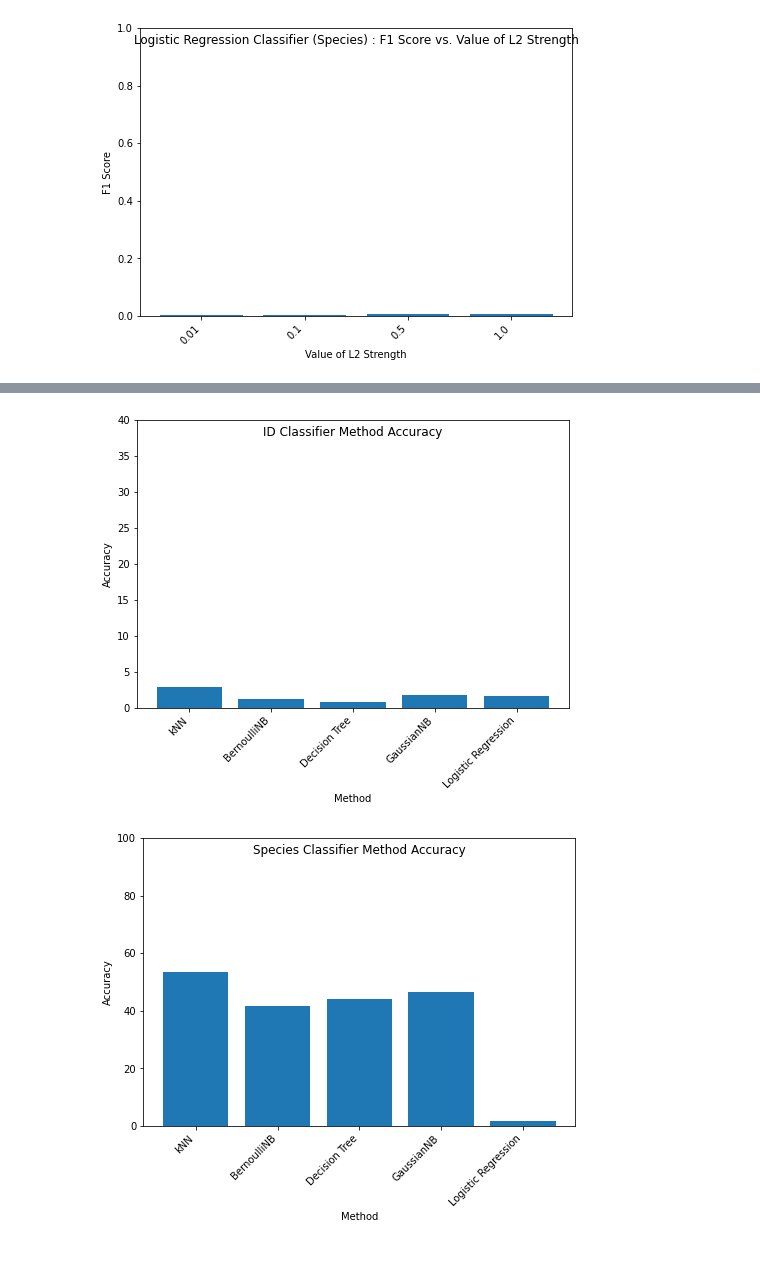
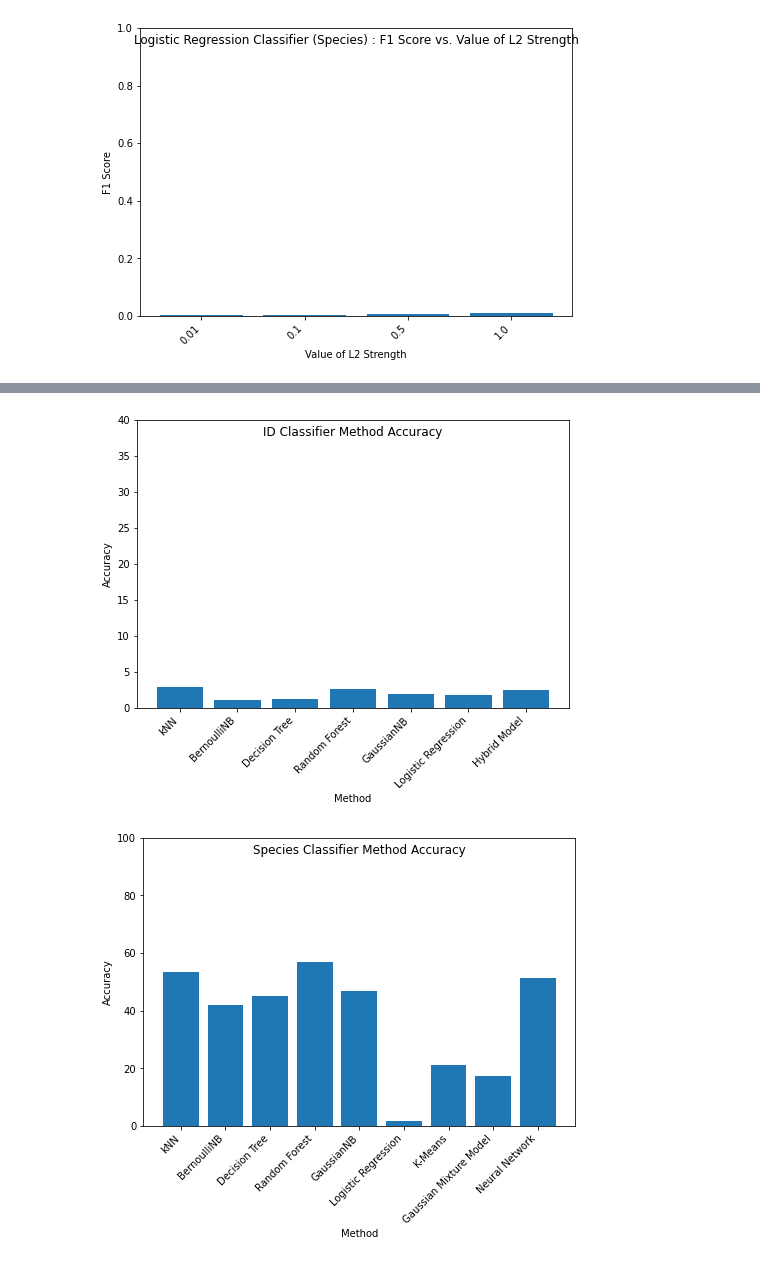
Before and after one commit to landmund/w207-spring2022-final-project-wong-chen-lim, a Jupyter notebook: Basic_Classifiers.ipynb, the cells around one changed output, grey strips where cells are left out. Drawn from its saved outputs; the diff is of its cells as text; code cells hidden in the pictures.

Commit message:
Added neural network and hybrid model

```diff
--- a/Basic_Classifiers.ipynb
+++ b/Basic_Classifiers.ipynb
@@ -144,8 +151,9 @@ train_ids = np.array(train_ids).ravel()
 # %%
 NUM_COMPONENTS = 15
 
-train_features_std = StandardScaler().fit_transform(train_features)
-test_features_std = StandardScaler().fit_transform(test_features)
+scaler = StandardScaler()
+train_features_std = scaler.fit_transform(train_features)
+test_features_std = scaler.transform(test_features)
 
 sklearn_pca = sklearnPCA(n_components=NUM_COMPONENTS)
 train_features_pca = sklearn_pca.fit_transform(train_features_std)
@@ -308,7 +316,7 @@ plot_scores(alpha_list, nb_species_acc, nb_species_f1_list, "Alpha", "Accuracy",
 [figure]
 # %%
 # Decision tree
-max_depth_list = [10, 50, 100, 1000, 10000, None]
+max_depth_list = [5, 10, 50, 100, 1000, 10000, None]
 dt_acc = list()
 dt_f1_list = list()
 dt_species_acc = list()
@@ -478,64 +693,75 @@ print(test_neural_network())
 # %%
 # Prepare compilation
 
-result_labels = ["kNN", "BernoulliNB", "Decision Tree", "GaussianNB", "Logistic Regression"]
-# Omitted "K-Means"
+result_labels_id = ["kNN", "BernoulliNB", "Decision Tree", "Random Forest", "GaussianNB", "Logistic Regression", "Hybrid Model"]
+result_labels_species = ["kNN", "BernoulliNB", "Decision Tree", "Random Forest", "GaussianNB",
+                         "Logistic Regression", "K-Means", "Gaussian Mixture Model", "Neural Network"]
+
 
 id_accuracies = list()
 id_accuracies.append(max(knn_acc))
 id_accuracies.append(max(nb_acc))
 id_accuracies.append(max(dt_acc))
+id_accuracies.append(max(rf_acc))
 id_accuracies.append(max(gb_acc))
 id_accuracies.append(max(lr_acc))
-#id_accuracies.append(kmeans_acc)
+id_accuracies.append(hybrid_acc)
 
 id_f1s = list()
 id_f1s.append(max(knn_f1_list))
 id_f1s.append(max(nb_f1_list))
 id_f1s.append(max(dt_f1_list))
+id_f1s.append(max(rf_f1_list))
 id_f1s.append(max(gb_f1_list))
 id_f1s.append(max(lr_f1_list))
-#id_f1s.append(kmeans_f1)
+id_f1s.append(hybrid_f1)
+
 
 id_species_accuracies = list()
 id_species_accuracies.append(max(knn_species_acc))
 id_species_accuracies.append(max(nb_species_acc))
 id_species_accuracies.append(max(dt_species_acc))
+id_species_accuracies.append(max(rf_species_acc))
 id_species_accuracies.append(max(gb_species_acc))
 id_species_accuracies.append(max(lr_species_acc))
-#id_species_accuracies.append(kmeans_species_acc)
+id_species_accuracies.append(max(kmeans_species_acc))
+id_species_accuracies.append(max(gmm_species_acc))
+id_species_accuracies.append(nn_acc)
 
 id_species_f1s = list()
 id_species_f1s.append(max(knn_species_f1_list))
 id_species_f1s.append(max(nb_species_f1_list))
 id_species_f1s.append(max(dt_species_f1_list))
+id_species_f1s.append(max(rf_species_f1_list))
 id_species_f1s.append(max(gb_species_f1_list))
 id_species_f1s.append(max(lr_species_f1_list))
-#id_species_f1s.append(kmeans_species_f1)
+id_species_f1s.append(max(kmeans_species_f1_list))
+id_species_f1s.append(max(gmm_species_f1_list))
+id_species_f1s.append(nn_f1)
 # %%
 # Plot Accuracies
 fig = plt.figure()
 fig.suptitle("ID Classifier Method Accuracy")
 ax = fig.add_axes([0,0,1,1])
 ax.set_xlabel("Method")
 ax.set_ylabel("Accuracy")
 ax.set_ylim(0,40)
-ax.bar(result_labels, id_accuracies)
+ax.bar(result_labels_id, id_accuracies)
 plt.xticks(rotation=45, ha='right')
 plt.show()
 
 fig = plt.figure()
 fig.suptitle("Species Classifier Method Accuracy")
 ax = fig.add_axes([0,0,1,1])
 ax.set_xlabel("Method")
 ax.set_ylabel("Accuracy")
 ax.set_ylim(0,100)
-ax.bar(result_labels, id_species_accuracies)
+ax.bar(result_labels_species, id_species_accuracies)
 plt.xticks(rotation=45, ha='right')
 plt.show()
 # %% [output]
-[figure, old version]
+[figure, new version]
-[figure, old version]
+[figure, new version]
 # %%
 # Plot F1 scores
 fig = plt.figure()
```
Also changed, not shown: parts of 12 cells of this notebook.
